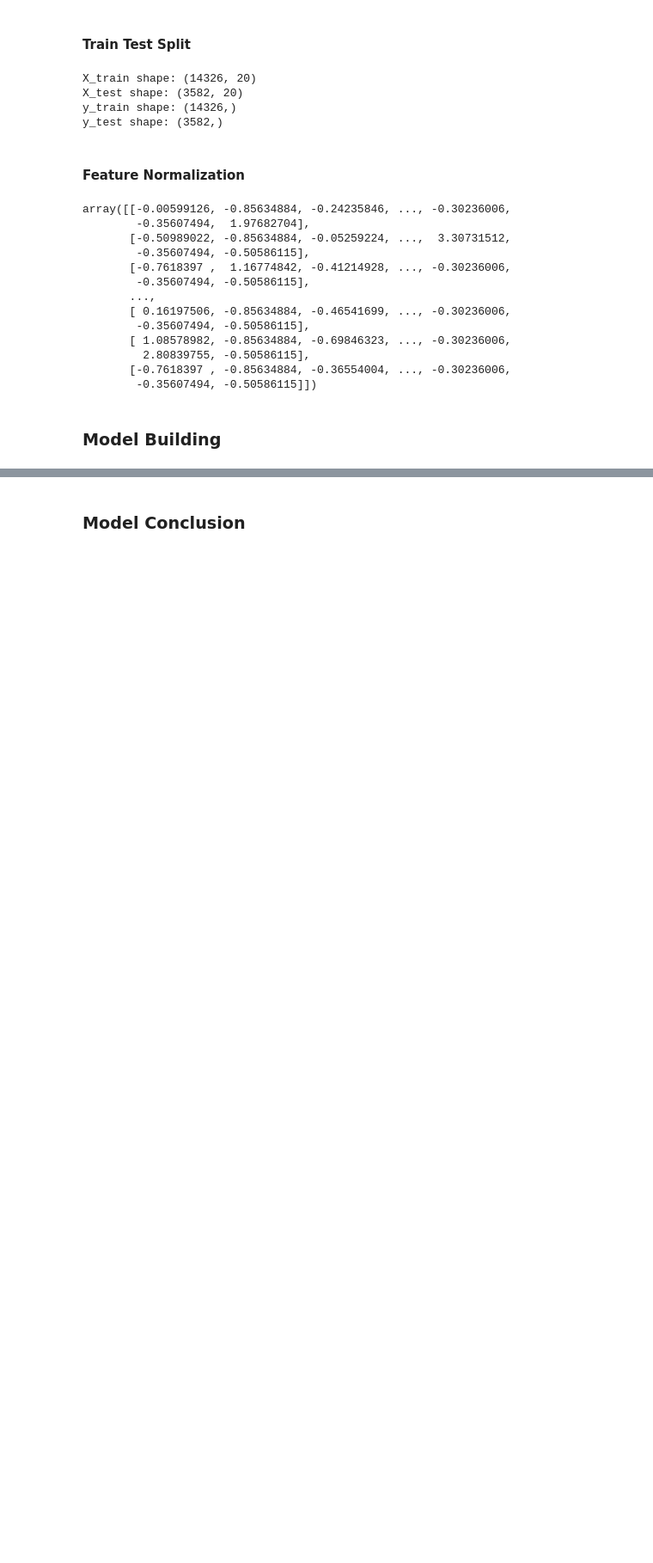
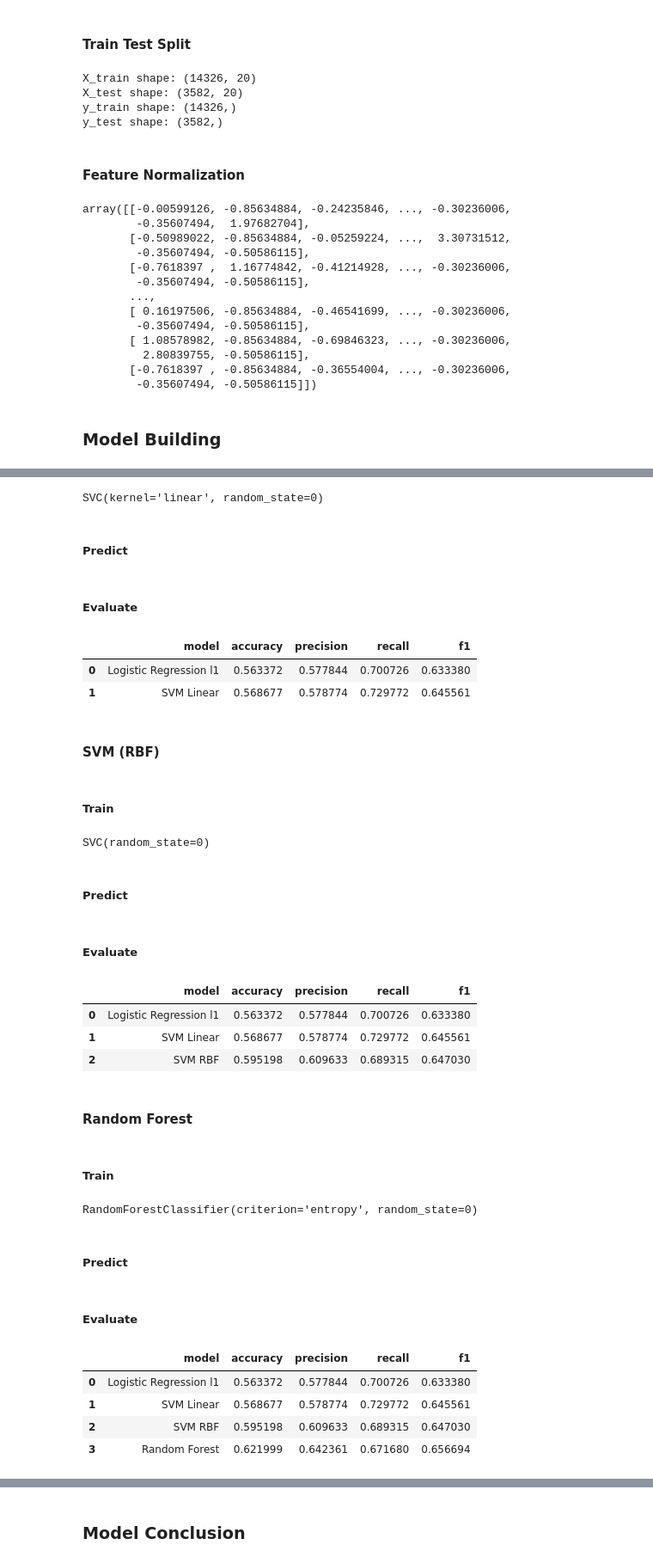
Before and after one commit to xuwenyihust/Machine-Learning, a Jupyter notebook: financial-history-analysis/financial-history-analysis.ipynb, the cells around one changed output, grey strips where cells are left out. Shown at 86% size. Saved outputs shown, nothing was run; the diff lists cells and outputs as text; code cells hidden in the pictures; blank space fills up the shorter version.

```diff
--- a/financial-history-analysis/financial-history-analysis.ipynb
+++ b/financial-history-analysis/financial-history-analysis.ipynb
@@ -296,0 +332,7 @@ X_test = X_test2
+# %%
+classifier_svm_linear = SVC(random_state=0, kernel='linear')
+classifier_svm_linear.fit(X_train, y_train)
+# %% [output]
+SVC(kernel='linear', random_state=0)
+# %% [markdown]
+##### Predict
@@ -296,0 +341,2 @@ X_test = X_test2
+# %% [markdown]
+##### Evaluate
@@ -296,0 +348,23 @@ X_test = X_test2
+# %%
+svm_linear_res = pd.DataFrame([
+    ["SVM Linear", accuracy_svm_linear, precision_svm_linear, recall_svm_linear, f1_svm_linear]],
+    columns=["model", "accuracy", "precision", "recall", "f1"]
+)
+
+model_res = pd.concat([model_res, svm_linear_res], axis=0, ignore_index=True)
+model_res
+# %% [output]
+|  | model | accuracy | precision | recall | f1 |
+| 0 | Logistic Regression l1 | 0.563372 | 0.577844 | 0.700726 | 0.633380 |
+| 1 | SVM Linear | 0.568677 | 0.578774 | 0.729772 | 0.645561 |
+# %% [markdown]
+#### SVM (RBF)
+# %% [markdown]
+##### Train
+# %%
+classifier_svm_rbf = SVC(random_state=0, kernel='rbf')
+classifier_svm_rbf.fit(X_train, y_train)
+# %% [output]
+SVC(random_state=0)
+# %% [markdown]
+##### Predict
@@ -296,0 +373,2 @@ X_test = X_test2
+# %% [markdown]
+##### Evaluate
@@ -296,0 +380,15 @@ X_test = X_test2
+# %%
+svm_rbf_res = pd.DataFrame([
+    ["SVM RBF", accuracy_svm_rbf, precision_svm_rbf, recall_svm_rbf, f1_svm_rbf]],
+    columns=["model", "accuracy", "precision", "recall", "f1"]
+)
+
+model_res = pd.concat([model_res, svm_rbf_res], axis=0, ignore_index=True)
+model_res
+# %% [output]
+|  | model | accuracy | precision | recall | f1 |
+| 0 | Logistic Regression l1 | 0.563372 | 0.577844 | 0.700726 | 0.633380 |
+| 1 | SVM Linear | 0.568677 | 0.578774 | 0.729772 | 0.645561 |
+| 2 | SVM RBF | 0.595198 | 0.609633 | 0.689315 | 0.647030 |
+# %% [markdown]
+#### Random Forest
@@ -296,0 +397,9 @@ X_test = X_test2
+# %% [markdown]
+##### Train
+# %%
+classifier_random_forest = RandomForestClassifier(random_state=0, n_estimators=100, criterion='entropy')
+classifier_random_forest.fit(X_train, y_train)
+# %% [output]
+RandomForestClassifier(criterion='entropy', random_state=0)
+# %% [markdown]
+##### Predict
@@ -296,0 +408,2 @@ X_test = X_test2
+# %% [markdown]
+##### Evaluate
@@ -296,0 +415,14 @@ X_test = X_test2
+# %%
+random_forest_res = pd.DataFrame([
+    ["Random Forest", accuracy_random_forest, precision_random_forest, recall_random_forest, f1_random_forest]],
+    columns=["model", "accuracy", "precision", "recall", "f1"]
+)
+
+model_res = pd.concat([model_res, random_forest_res], axis=0, ignore_index=True)
+model_res
+# %% [output]
+|  | model | accuracy | precision | recall | f1 |
+| 0 | Logistic Regression l1 | 0.563372 | 0.577844 | 0.700726 | 0.633380 |
+| 1 | SVM Linear | 0.568677 | 0.578774 | 0.729772 | 0.645561 |
+| 2 | SVM RBF | 0.595198 | 0.609633 | 0.689315 | 0.647030 |
+| 3 | Random Forest | 0.621999 | 0.642361 | 0.671680 | 0.656694 |
```
Also changed, not shown: parts of 30 cells of this notebook, 1 other file.
